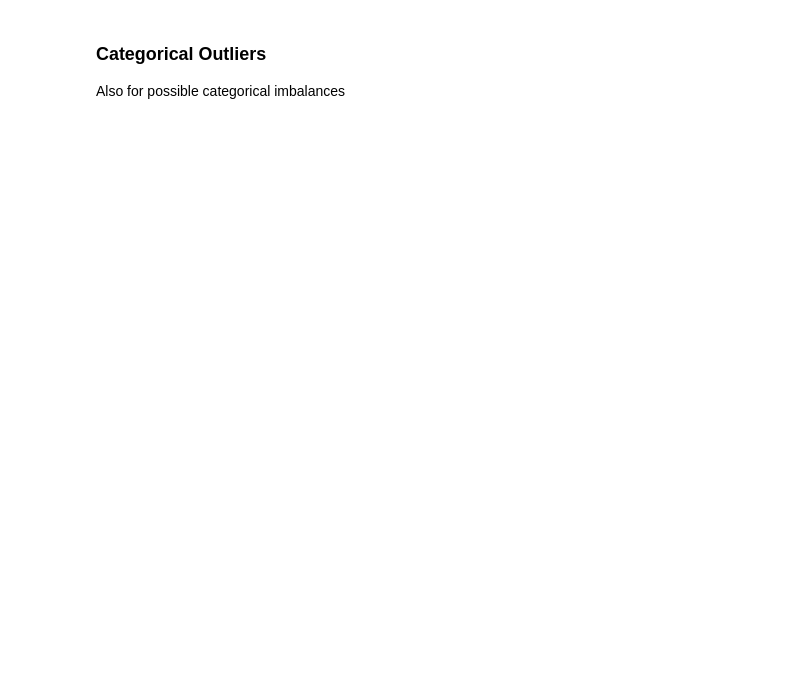
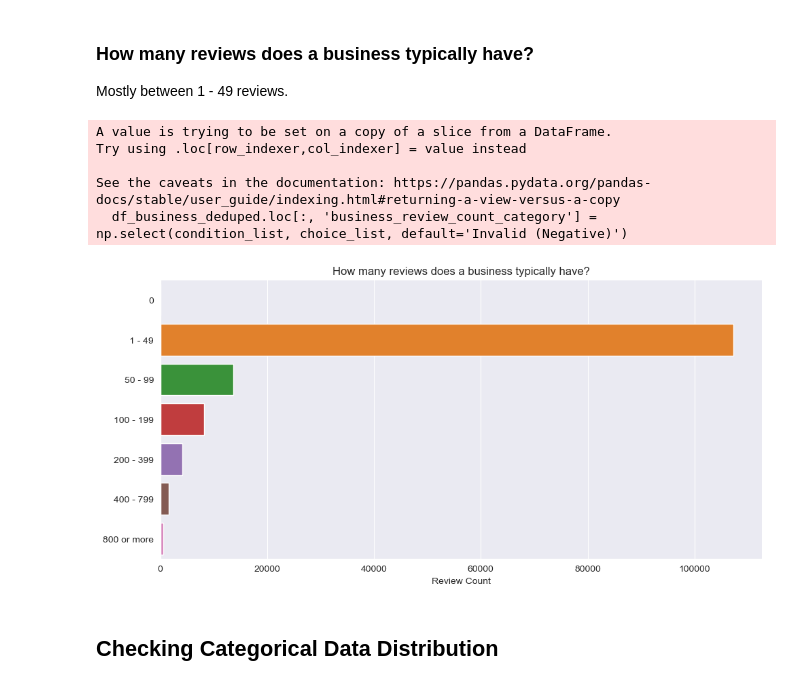
Before and after one commit to clement-hironimus/yelp-pulse-sentiment-topic-modeling, a Jupyter notebook: 02_yelp_pulse_exploratory_data_analysis.ipynb, the cells around one changed output. Drawn from its saved outputs; the diff is of its cells as text; code cells hidden in the pictures; blank space fills up the shorter version.

```diff
--- a/02_yelp_pulse_exploratory_data_analysis.ipynb
+++ b/02_yelp_pulse_exploratory_data_analysis.ipynb
@@ -22,0 +166,4 @@ Step 4: LSTM Model Building and Tuning (see: yelp_pulse_lstm_model.ipynb)
+# %%
+# Convert BOOL type
+df_clean_yelp_review_and_business['is_business_open'] = df_clean_yelp_review_and_business['is_business_open'].astype(bool)
+df_clean_yelp_review_and_business['is_business_open'].value_counts()
@@ -33,4 +362,55 @@ Step 4: LSTM Model Building and Tuning (see: yelp_pulse_lstm_model.ipynb)
+# %% [markdown]
+### How many reviews does a business typically have?
+
+Mostly between 1 - 49 reviews.
+# %%
+# Selecting distinct businesses based on the specified subset to prevent over-counting since 1 business can have >1 reviews
+business_dupe_subset = ['business_name', 'business_address', 'is_business_open']
+df_business_deduped = df_clean_yelp_review_and_business.drop_duplicates(subset=business_dupe_subset)
+# %%
+# Categories
+condition_list = [
+    df_business_deduped['business_review_count'] == 0,
+    (df_business_deduped['business_review_count'] >= 1) & (df_business_deduped['business_review_count'] <= 49),
+    (df_business_deduped['business_review_count'] >= 50) & (df_business_deduped['business_review_count'] <= 99),
+    (df_business_deduped['business_review_count'] >= 100) & (df_business_deduped['business_review_count'] <= 199),
+    (df_business_deduped['business_review_count'] >= 200) & (df_business_deduped['business_review_count'] <= 399),
+    (df_business_deduped['business_review_count'] >= 400) & (df_business_deduped['business_review_count'] <= 799),
+    df_business_deduped['business_review_count'] >= 800
+]
+
+choice_list = [
+    '0',
+    '1 - 49',
+    '50 - 99',
+    '100 - 199',
+    '200 - 399',
+    '400 - 799',
+    '800 or more'
+]
+
+# Use .loc to explicitly modify the DataFrame and avoid SettingWithCopyWarning
+df_business_deduped.loc[:, 'business_review_count_category'] = np.select(condition_list, choice_list, default='Invalid (Negative)')
+
+# Plotting the data
+plt.figure(figsize=(10, 5))  # Increase the figure size
+
+ax = sns.countplot(
+    data=df_business_deduped,
+    y='business_review_count_category',
+    order=choice_list
+)
+ax.set_title("How many reviews does a business typically have?")
+ax.set_xlabel('Review Count')
+ax.set_ylabel('')
+plt.tight_layout()
+plt.show()
+# %% [output]
+A value is trying to be set on a copy of a slice from a DataFrame.
+Try using .loc[row_indexer,col_indexer] = value instead
+
+See the caveats in the documentation: https://pandas.pydata.org/pandas-docs/stable/user_guide/indexing.html#returning-a-view-versus-a-copy
+  df_business_deduped.loc[:, 'business_review_count_category'] = np.select(condition_list, choice_list, default='Invalid (Negative)')
+[figure, added]
 # %% [markdown]
-### Categorical Outliers
-
-Also for possible categorical imbalances
+## Checking Categorical Data Distribution
```
Also changed, not shown: parts of 49 cells of this notebook, 10 other files.
